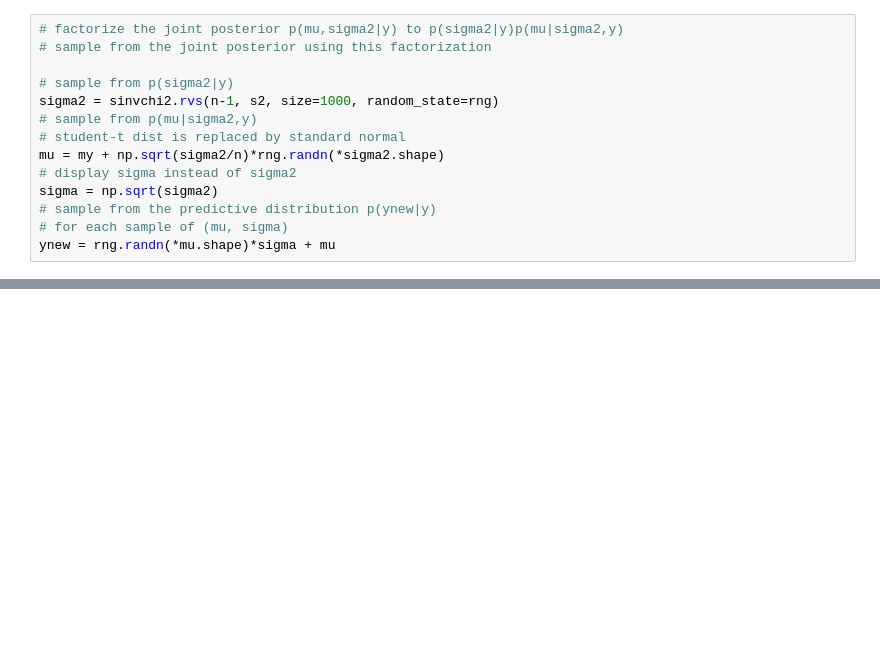
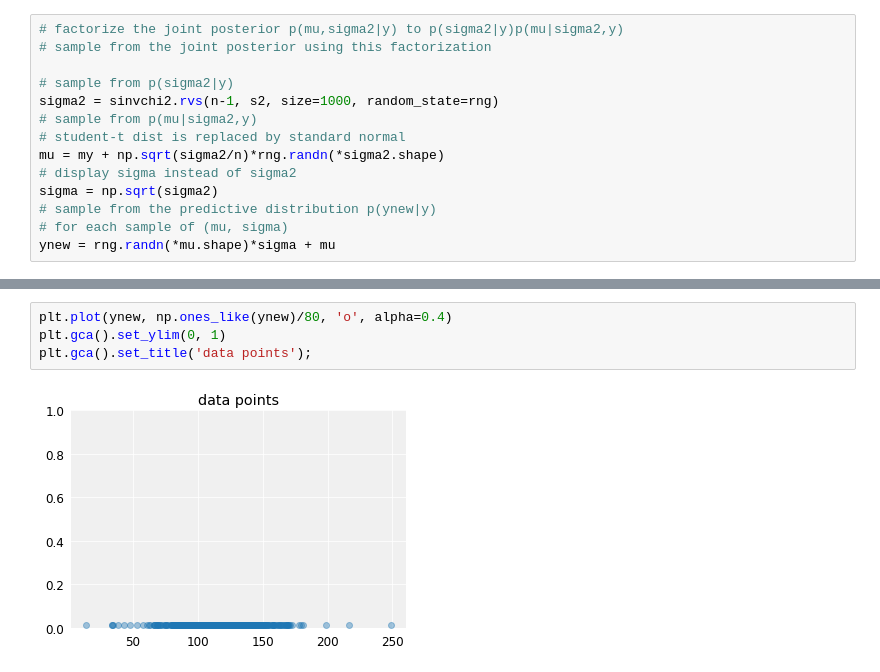
Before and after one commit to totucuong/bayes_data_analysis, a Jupyter notebook: bda/ch3_gelman_bda.ipynb, the cells around one changed output, grey strips where cells are left out. Cells and saved outputs as stored; diff of their text form; blank space fills up the shorter version.

```diff
--- a/bda/ch3_gelman_bda.ipynb
+++ b/bda/ch3_gelman_bda.ipynb
@@ -87,0 +92,6 @@ rng.randn(*sigma2.shape).shape
+# %%
+plt.plot(ynew, np.ones_like(ynew)/80, 'o', alpha=0.4)
+plt.gca().set_ylim(0, 1)
+plt.gca().set_title('data points');
+# %% [output]
+[figure, added]
```
Also changed, not shown: parts of 16 cells of this notebook, 4 other files.
